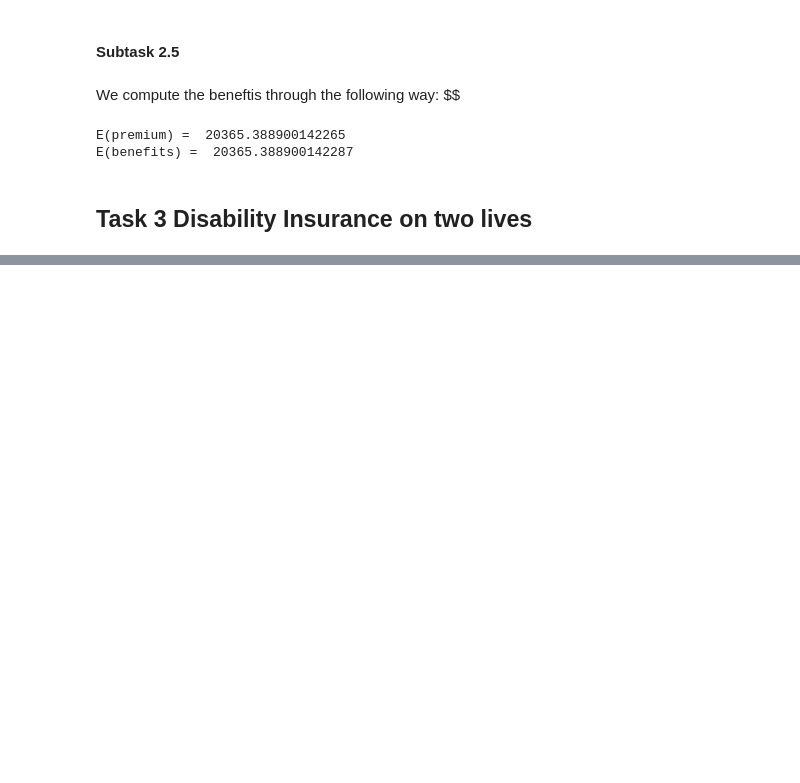
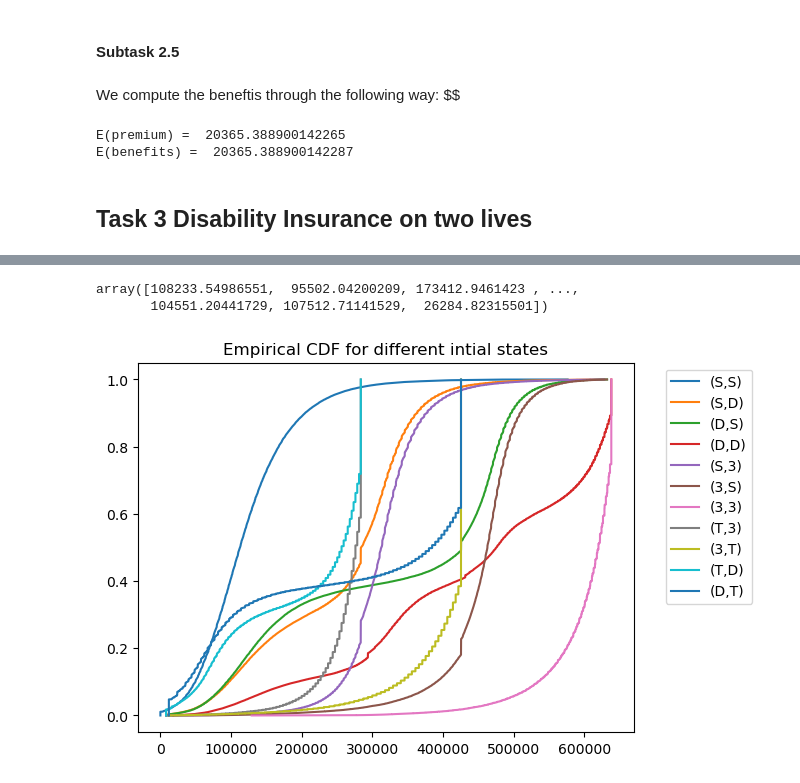
Before and after one commit to samizwei/Life-Insurance-Sami, a Jupyter notebook: Exam_Final_SZ.ipynb, the cells around one changed output, grey strips where cells are left out. Saved outputs shown, nothing was run; the diff lists cells and outputs as text; code cells hidden in the pictures; blank space fills up the shorter version.

```diff
--- a/Exam_Final_SZ.ipynb
+++ b/Exam_Final_SZ.ipynb
@@ -161,0 +380,28 @@ E(benefits) =  20365.388900142287
+# %%
+N=100000
+simulations = np.zeros((len(Symbols), N))
+for i,s in enumerate(Symbols):
+    symb1 = s[0]
+    symb2 = s[1]
+
+    a = Diab2Lifes(PaymentEnd=90,)
+    a.vSetLevelsMort(dMortSS = 1., dMortSD =1., dMortDD=1., dMortST=1., dMortDT=1.)
+    a.vSetLevelsDis(dDisSS=1., dDisSD=1., dDisST=1.)
+    a.vSetLevelsReact(dReactSD=1., dReactDD=1., dReactDT=1.)
+    a.vSetQx(Qx)
+    a.vSetIx(Ix)
+    a.vSetRx(Rx)
+    a.vSetGender(0,1)
+    a.vSetAges(30,40)
+    a.vSetBenefits(12000,8000,18000)
+    a.vPopulatePij()
+    a.vPopulateApre()
+    a.psymM.vSetStartTime(90)
+    a.iStart=90
+    a.iStop = 30
+    a.psymM.vSetStopTime(30)
+    StartState = a.Mapper2Live(symb1,symb2)
+    a.vSetInitState(StartState)
+    for j in range(N):
+        a.vGenerateTrajectory()
+        simulations[i,j] = a.psymM.dGetRandDK(30, StartState)
@@ -161,0 +423,18 @@ E(benefits) =  20365.388900142287
+# %%
+simulations[0,:]
+# %% [output]
+array([108233.54986551,  95502.04200209, 173412.9461423 , ...,
+       104551.20441729, 107512.71141529,  26284.82315501])
+# %%
+xs = np.arange(N)/N
+ys = np.sort(simulations, axis=-1)
+
+plt.figure()
+plt.title("Empirical CDF for different intial states")
+for j, elt in enumerate(Symbols):
+    plt.plot(ys[j,:], xs, label="(%s,%s)"%(elt[0],elt[1]))
+
+plt.legend(bbox_to_anchor=(1.05, 1), loc='upper left')
+plt.show()
+# %% [output]
+[figure, added]
```
Also changed, not shown: parts of 41 cells of this notebook, 7 other files.
